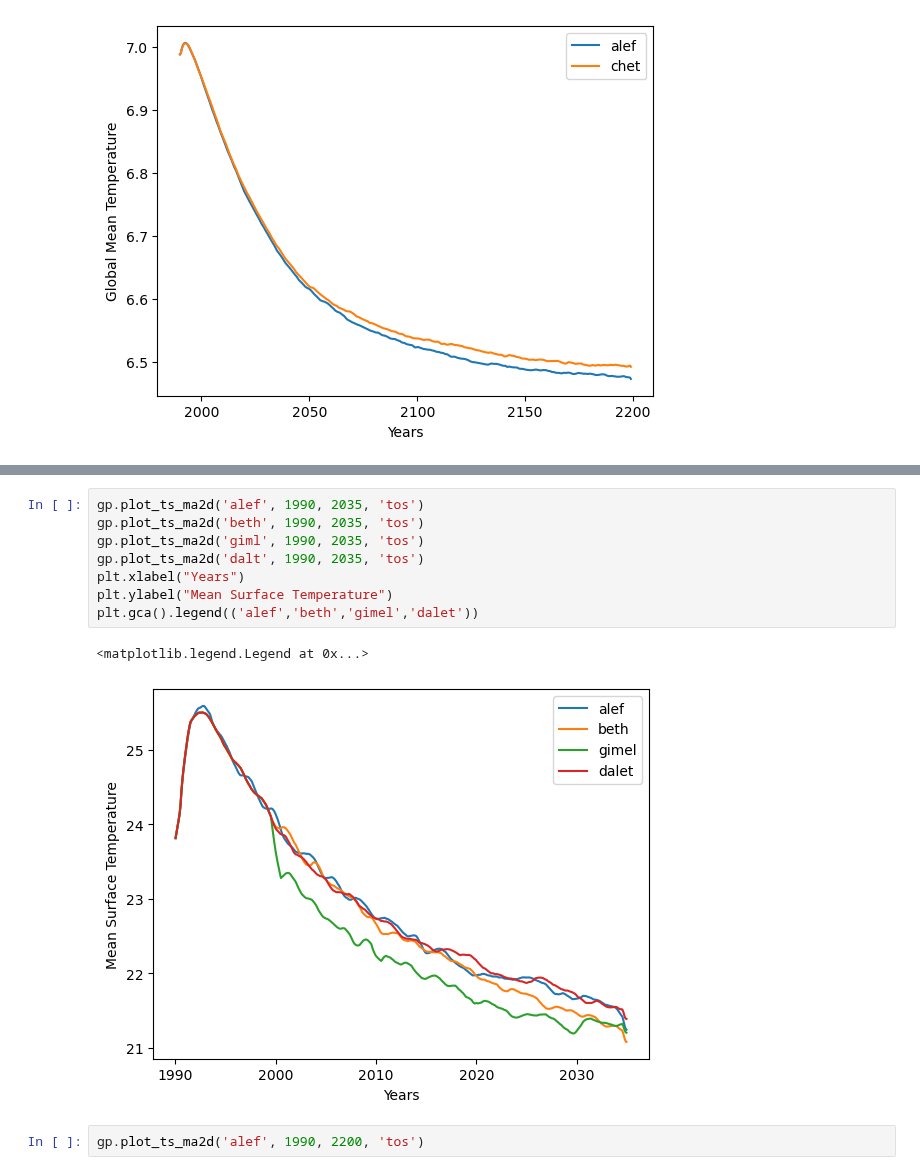
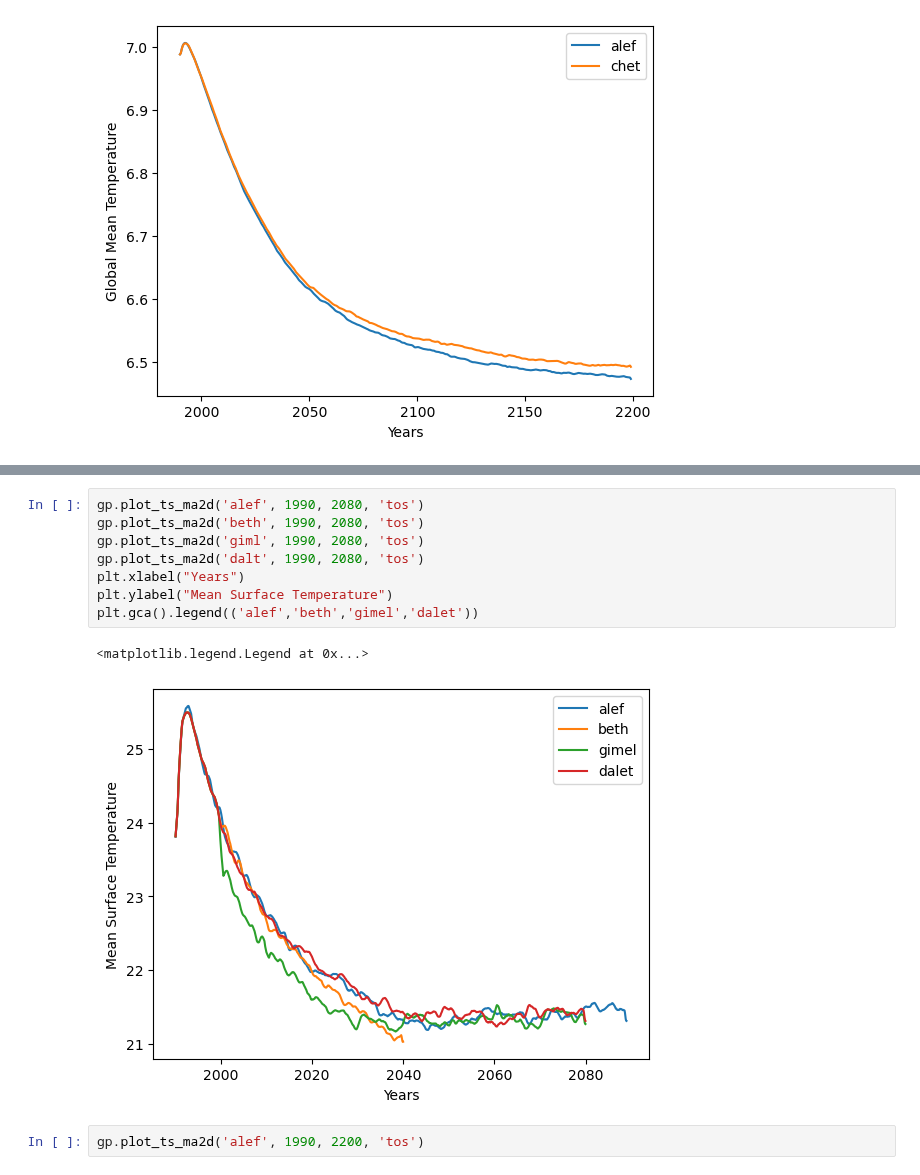
Before and after one commit to asozza/stece, a Jupyter notebook: goat/test_plots.ipynb, the cells around one changed output, grey strips where cells are left out. Drawn from its saved outputs; the diff is of its cells as text.

```diff
--- a/goat/test_plots.ipynb
+++ b/goat/test_plots.ipynb
@@ -33,14 +64,14 @@ plt.gca().legend(('alef','beth','gimel','dalet'))
 # %%
-gp.plot_ts_ma2d('alef', 1990, 2035, 'tos')
-gp.plot_ts_ma2d('beth', 1990, 2035, 'tos')
-gp.plot_ts_ma2d('giml', 1990, 2035, 'tos')
-gp.plot_ts_ma2d('dalt', 1990, 2035, 'tos')
+gp.plot_ts_ma2d('alef', 1990, 2080, 'tos')
+gp.plot_ts_ma2d('beth', 1990, 2080, 'tos')
+gp.plot_ts_ma2d('giml', 1990, 2080, 'tos')
+gp.plot_ts_ma2d('dalt', 1990, 2080, 'tos')
 plt.xlabel("Years")
 plt.ylabel("Mean Surface Temperature")
 plt.gca().legend(('alef','beth','gimel','dalet'))
 # %% [output]
 <matplotlib.legend.Legend at 0x...>
-[figure, old version]
+[figure, new version]
 # %%
 gp.plot_ts_ma2d('alef', 1990, 2200, 'tos')
 # %% [output]
```
Also changed, not shown: parts of 23 cells of this notebook, 27 other files.
